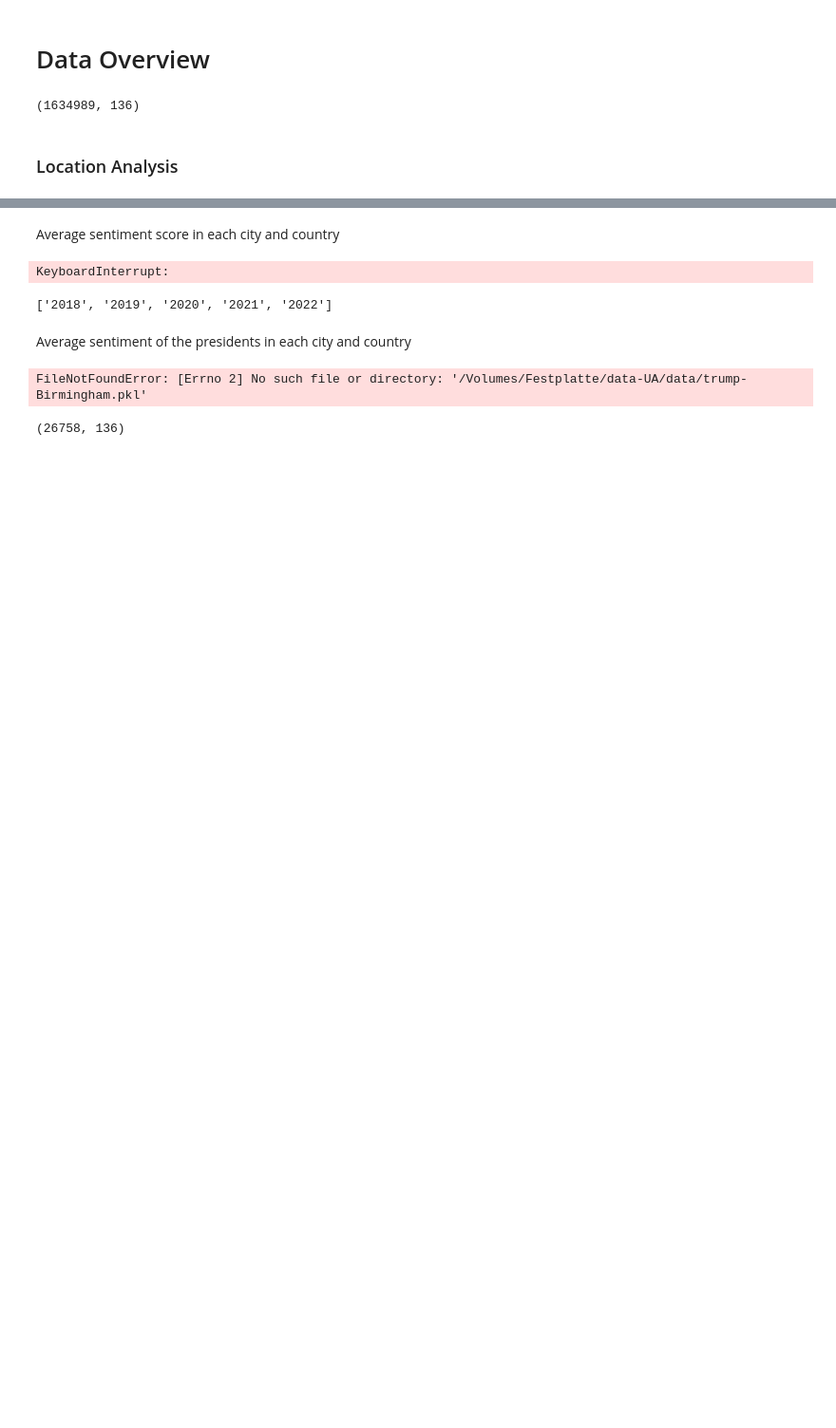
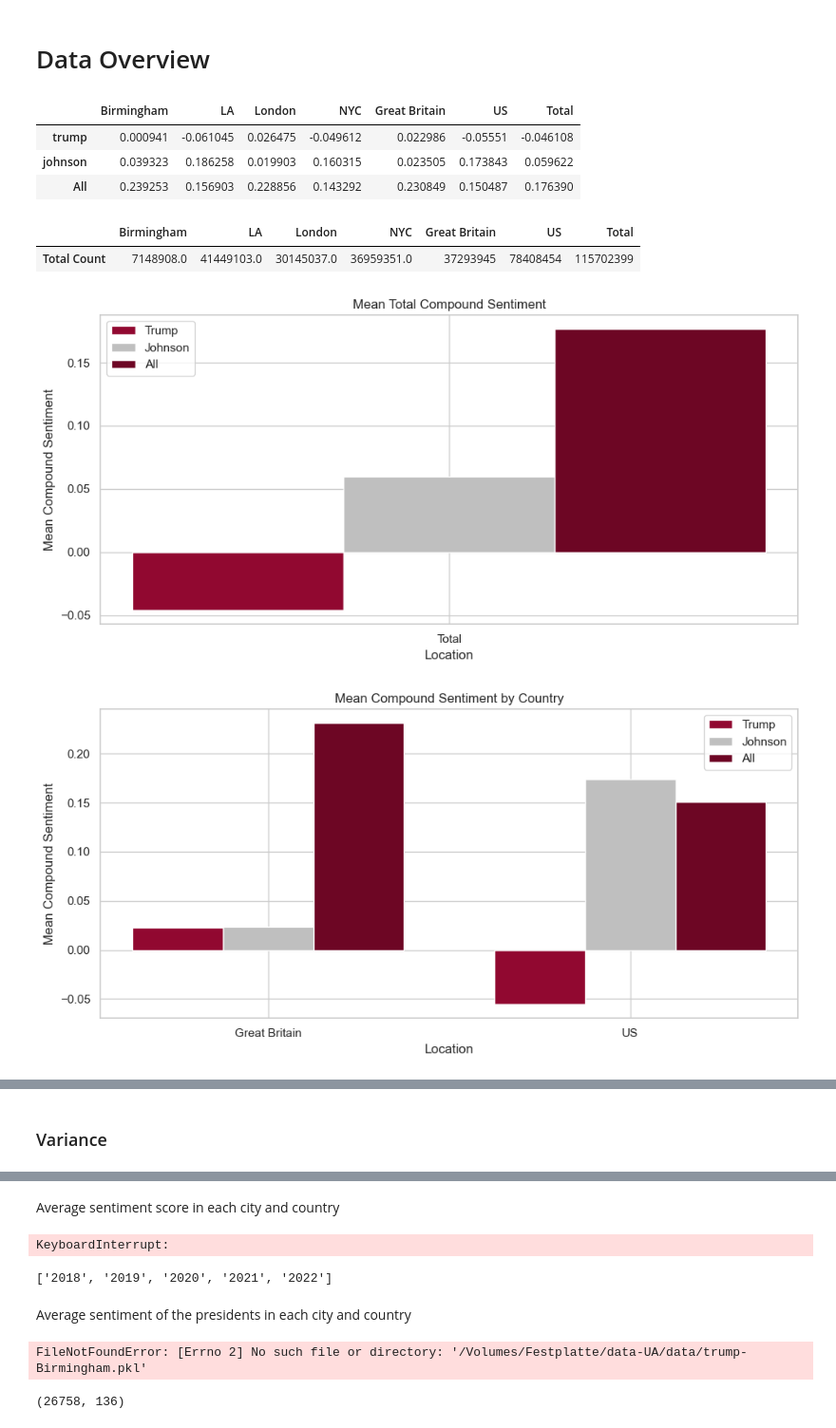
Before and after one commit to lgiesen/twitter-sentiment-analysis-politicians, a Jupyter notebook: data-overview.ipynb, the cells around one changed output, grey strips where cells are left out. Shown at 95% size. Cells and saved outputs as stored; diff of their text form; code cells hidden in the pictures; blank space fills up the shorter version.

```diff
--- a/data-overview.ipynb
+++ b/data-overview.ipynb
@@ -27,6 +2,0 @@ def get_overview(filepath):
-# %%
-trump.shape
-# %% [output]
-(1634989, 136)
-# %% [markdown]
-### Location Analysis
@@ -32,0 +12,19 @@ trump.shape
+# %%
+mean_compound
+# %% [output]
+|  | Birmingham | LA | London | NYC | Great Britain | US | Total |
+| trump | 0.000941 | -0.061045 | 0.026475 | -0.049612 | 0.022986 | -0.05551 | -0.046108 |
+| johnson | 0.039323 | 0.186258 | 0.019903 | 0.160315 | 0.023505 | 0.173843 | 0.059622 |
+| All | 0.239253 | 0.156903 | 0.228856 | 0.143292 | 0.230849 | 0.150487 | 0.176390 |
+# %%
+total_count = pd.DataFrame(index=['Total Count'], columns=(cities + countries + ['Total']))
+for city in cities:
+    total_count.at['Total Count', city] = load_mean_count(f'{city}_mean_count', 'total_count')
+
+total_count.at['Total Count', countries[0]] = int(total_count['Birmingham'] + total_count['London'])
+total_count.at['Total Count', countries[1]] = int(total_count['LA'] + total_count['NYC'])
+total_count.at['Total Count', 'Total'] = int(total_count[countries[0]] + total_count[countries[1]])
+total_count
+# %% [output]
+|  | Birmingham | LA | London | NYC | Great Britain | US | Total |
+| Total Count | 7148908.0 | 41449103.0 | 30145037.0 | 36959351.0 | 37293945 | 78408454 | 115702399 |
@@ -32,0 +33,47 @@ trump.shape
+# %%
+import matplotlib.pyplot as plt
+import seaborn as sns
+
+def plot_mean_compound(data, filename=None, colors=colors, bar_width=0.35):
+    # Calculate the number of groups and the total number of bars in each group
+    n_groups = data.shape[1]
+    n_bars = data.shape[0]
+
+    # Create the figure and axes
+    fig, ax = plt.subplots(figsize=(10, 5))
+
+    # Set up the seaborn style for nicer plots
+    sns.set(style="whitegrid")
+
+    # Calculate the width of the entire group of bars
+    group_width = bar_width * n_bars
+
+    # Set the positions of the bars
+    index = np.arange(n_groups) * (group_width + bar_width)  # Space out the groups
+    bar_positions = [index + (bar_width * i) for i in range(n_bars)]
+
+    # Plot bars for each president
+    for i, president in enumerate(data.index):
+        ax.bar(bar_positions[i], data.loc[president], bar_width, label=president.capitalize(), color=colors[i])
+
+    # Set the position of the x ticks and labels to be in the middle of the group
+    ax.set_xticks(index + group_width / 2 - bar_width / 2)
+    ax.set_xticklabels(data.columns)
+    # Set the labels and title
+    ax.set_xlabel('Location')
+    ax.set_ylabel('Mean Compound Sentiment')
+    ax.set_title(filename)
+    ax.legend()
+
+    # Show the plot
+    plt.tight_layout()
+    if filename:
+        plt.savefig(f'visualizations/{filename}.png', format='png', bbox_inches='tight')
+    plt.show()
+# %%
+plot_mean_compound(mean_compound[mean_compound.columns[-1:]], filename=f'Mean Total Compound Sentiment')
+plot_mean_compound(mean_compound[mean_compound.columns[-3:-1]], filename=f'Mean Compound Sentiment by Country')
+plot_mean_compound(mean_compound[[cities[i] for i in [0, 2, 1, 3]]], filename=f'Mean Compound Sentiment by City')
+# %% [output]
+[figure, added]
+[figure, added]
@@ -32,0 +81,2 @@ trump.shape
+# %% [markdown]
+### Variance
```
Also changed, not shown: parts of 11 cells of this notebook, 28 other files.
